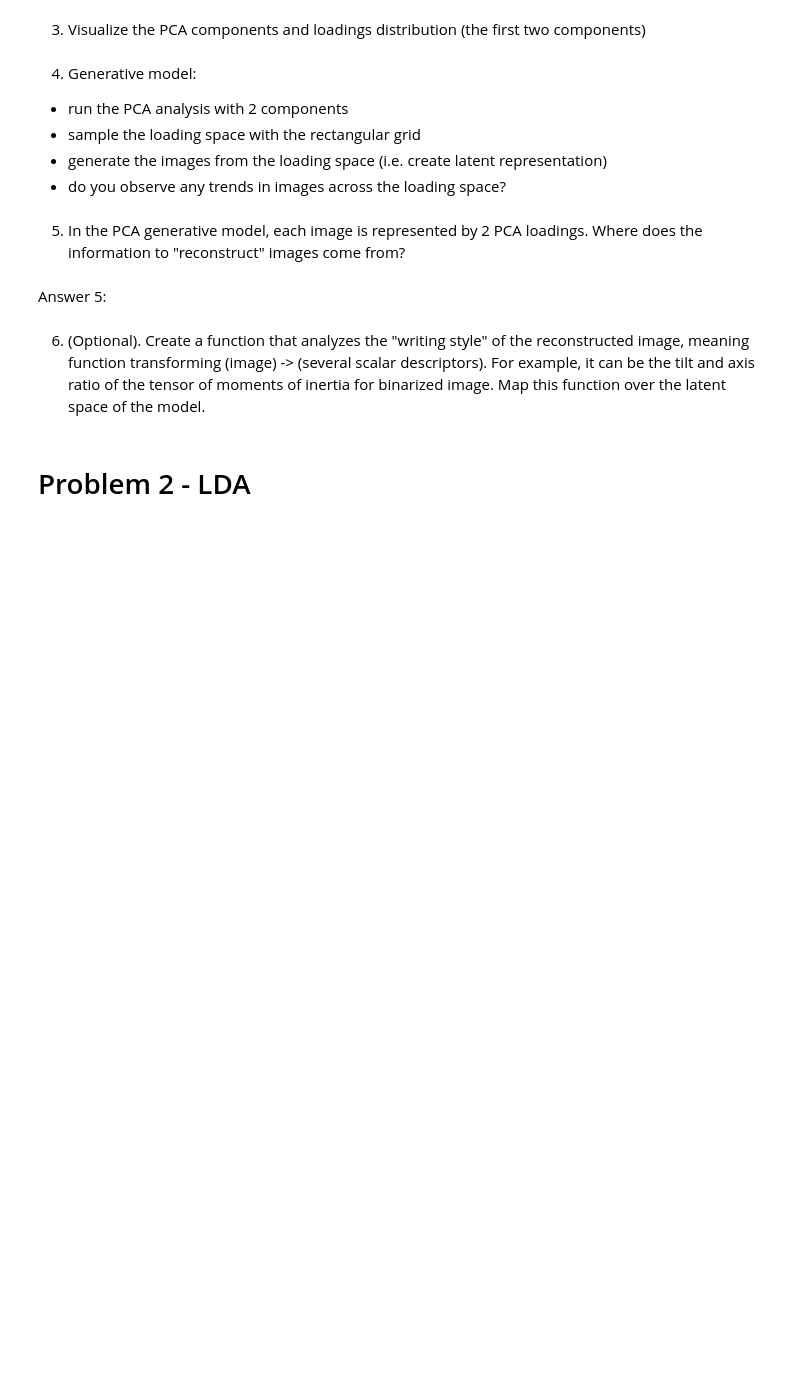
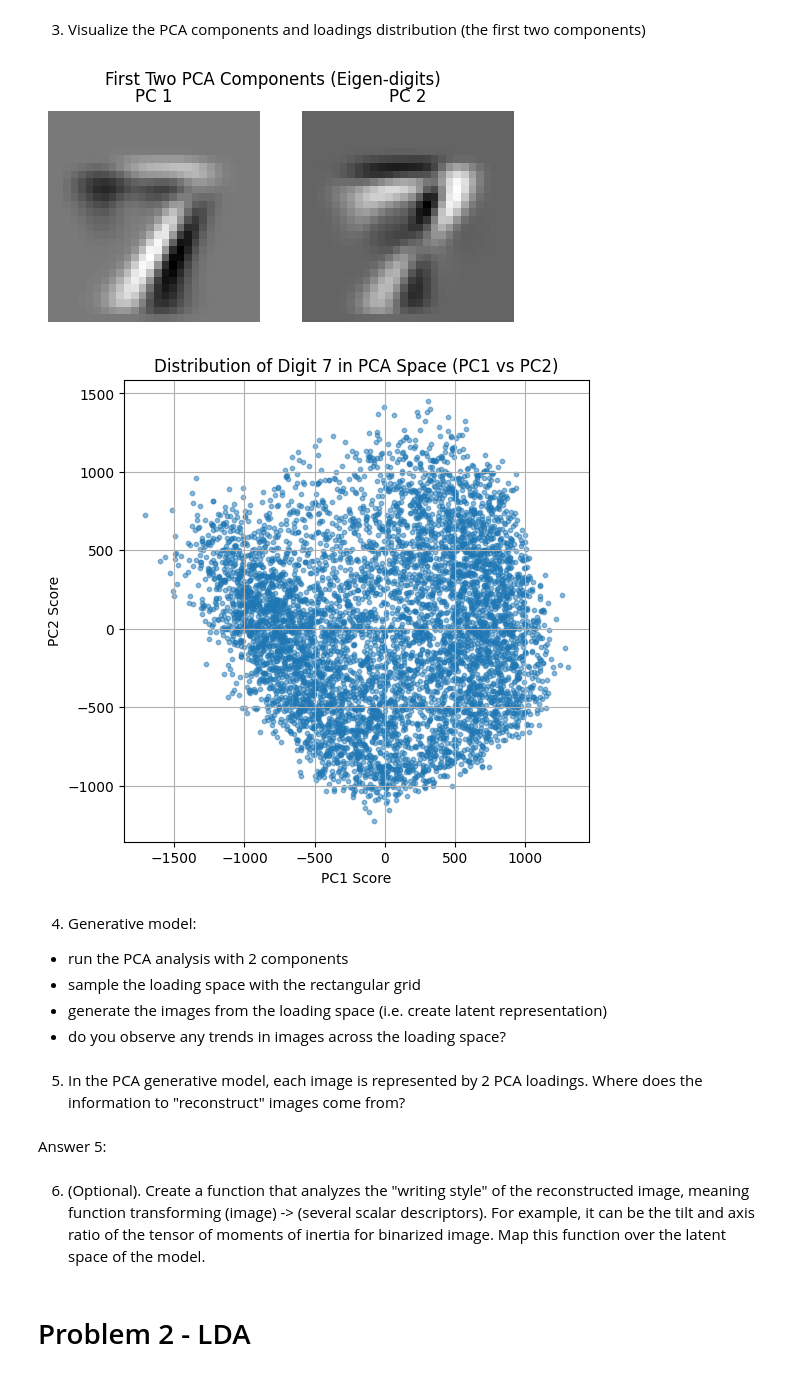
Before and after one commit to smoody-mines/MSE504, a Jupyter notebook: Homework_6.ipynb, the cells around one changed output. Saved outputs shown, nothing was run; the diff lists cells and outputs as text; code cells hidden in the pictures; blank space fills up the shorter version.

```diff
--- a/Homework_6.ipynb
+++ b/Homework_6.ipynb
@@ -34,5 +73,32 @@ import matplotlib.gridspec as gridspec
 # %% [markdown]
 3. Visualize the PCA components and loadings distribution (the first two components)
+# %%
+# 1. Visualize the first two PCA components as images (eigen-digits)
+fig, axes = plt.subplots(1, 2, figsize=(6,3))
+
+for i, ax in enumerate(axes):
+    # Each component is length 784, reshape back to 28x28
+    ax.imshow(pca.components_[i].reshape(28,28), cmap='gray')
+    ax.set_title(f'PC {i+1}')
+    ax.axis('off')
+
+plt.suptitle("First Two PCA Components (Eigen-digits)")
+plt.show()
+
+
+# 2. Visualize loadings (scores of images in PC1-PC2 space)
+X_pca = pca.transform(X)  # project original images into PCA space
+
+plt.figure(figsize=(6,6))
+plt.scatter(X_pca[:,0], X_pca[:,1], alpha=0.5, s=10)
+plt.xlabel("PC1 Score")
+plt.ylabel("PC2 Score")
+plt.title("Distribution of Digit 7 in PCA Space (PC1 vs PC2)")
+plt.grid(True)
+plt.show()
+# %% [output]
+[figure, added]
+[figure, added]
 # %% [markdown]
 4. Generative model:
 - run the PCA analysis with 2 components
```
Also changed, not shown: parts of 2 cells of this notebook.
